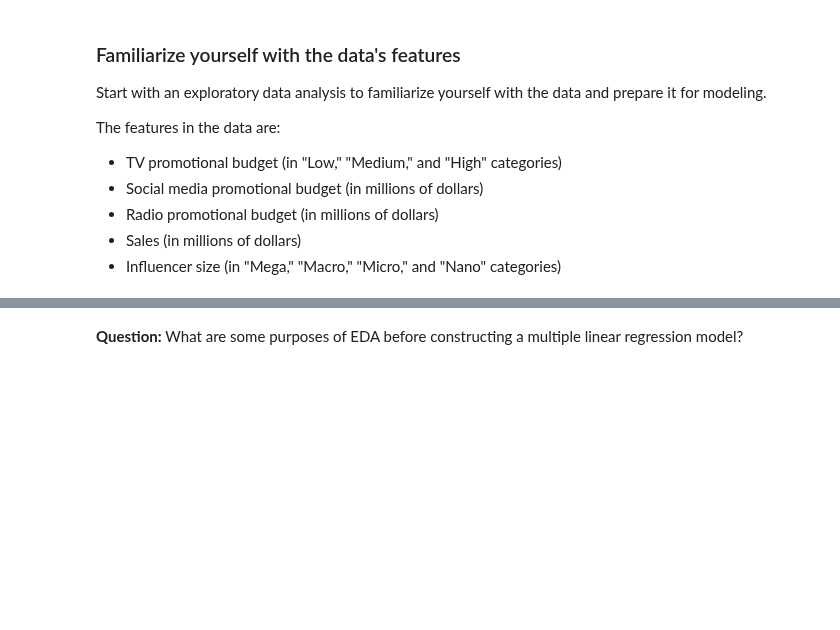
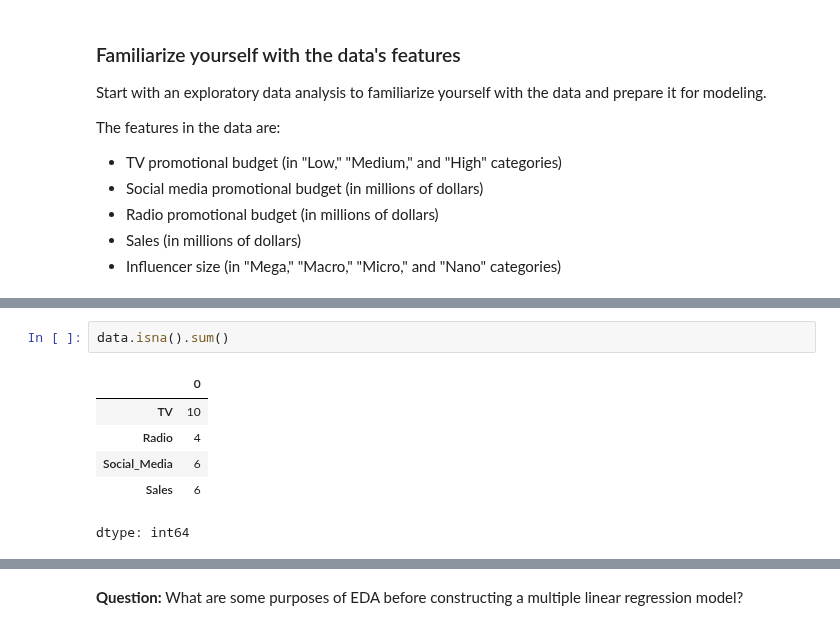
Before and after one commit to dyyland23-glitch/Marketing_Evaluate_simple_and_multiple_regression, a Jupyter notebook: Marketitng_Perform multiple linear regression.ipynb, the cells around one changed output, grey strips where cells are left out. Cells and saved outputs as stored; diff of their text form; blank space fills up the shorter version.

```diff
--- a/Marketitng_Perform multiple linear regression.ipynb
+++ b/Marketitng_Perform multiple linear regression.ipynb
@@ -65,0 +82,9 @@ The features in the data are:
+# %%
+data.isna().sum()
+# %% [output]
+|  | 0 |
+| TV | 10 |
+| Radio | 4 |
+| Social_Media | 6 |
+| Sales | 6 |
+dtype: int64
```
Also changed, not shown: parts of 4 cells of this notebook.
